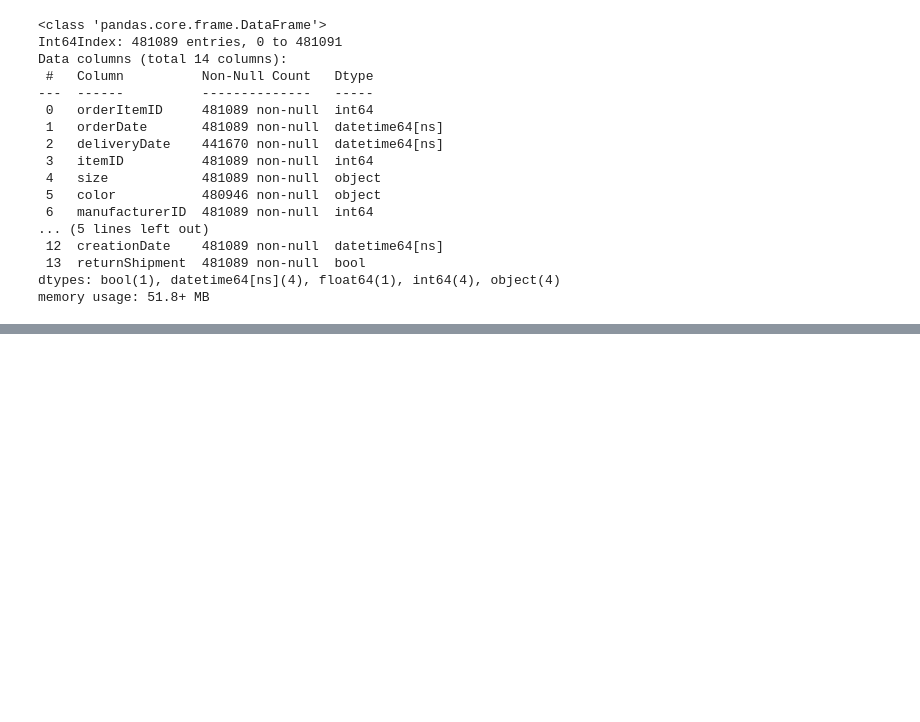
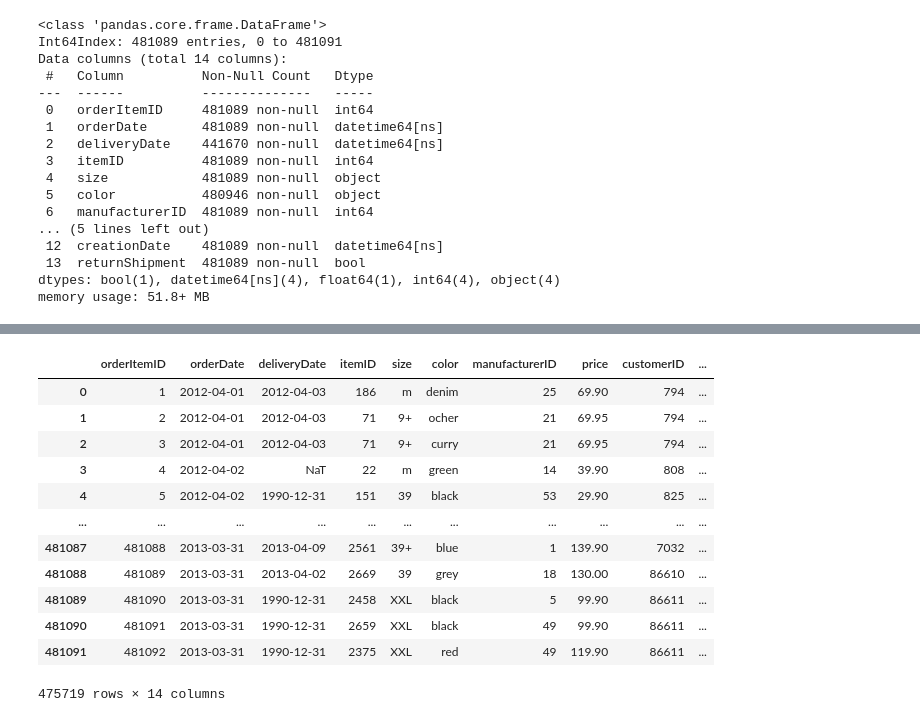
Before and after one commit to Dom1n1kD/master_hsh_ki, a Jupyter notebook: exam_data_mining_cup/exam_dmc_2014.ipynb, the cells around one changed output, grey strips where cells are left out. Drawn from its saved outputs; the diff is of its cells as text; code cells hidden in the pictures; blank space fills up the shorter version.

```diff
--- a/exam_data_mining_cup/exam_dmc_2014.ipynb
+++ b/exam_data_mining_cup/exam_dmc_2014.ipynb
@@ -374,0 +379,18 @@ df_birthdate.sort_values(by='dateOfBirth', ascending=False)
+# %%
+df.drop(df.loc[df['age_at_order']<7].index, inplace=True)
+df.drop(df.loc[df['age_at_order']>=110].index, inplace=True)
+df.drop(columns=['dateOfBirth'])
+# %% [output]
+|  | orderItemID | orderDate | deliveryDate | itemID | size | color | manufacturerID | price | customerID | ... |
+| 0 | 1 | 2012-04-01 | 2012-04-03 | 186 | m | denim | 25 | 69.90 | 794 | ... |
+| 1 | 2 | 2012-04-01 | 2012-04-03 | 71 | 9+ | ocher | 21 | 69.95 | 794 | ... |
+| 2 | 3 | 2012-04-01 | 2012-04-03 | 71 | 9+ | curry | 21 | 69.95 | 794 | ... |
+| 3 | 4 | 2012-04-02 | NaT | 22 | m | green | 14 | 39.90 | 808 | ... |
+| 4 | 5 | 2012-04-02 | 1990-12-31 | 151 | 39 | black | 53 | 29.90 | 825 | ... |
+| ... | ... | ... | ... | ... | ... | ... | ... | ... | ... | ... |
+| 481087 | 481088 | 2013-03-31 | 2013-04-09 | 2561 | 39+ | blue | 1 | 139.90 | 7032 | ... |
+| 481088 | 481089 | 2013-03-31 | 2013-04-02 | 2669 | 39 | grey | 18 | 130.00 | 86610 | ... |
+| 481089 | 481090 | 2013-03-31 | 1990-12-31 | 2458 | XXL | black | 5 | 99.90 | 86611 | ... |
+| 481090 | 481091 | 2013-03-31 | 1990-12-31 | 2659 | XXL | black | 49 | 99.90 | 86611 | ... |
+| 481091 | 481092 | 2013-03-31 | 1990-12-31 | 2375 | XXL | red | 49 | 119.90 | 86611 | ... |
+475719 rows × 14 columns
```
Also changed, not shown: parts of 10 cells of this notebook, 1 other file.
